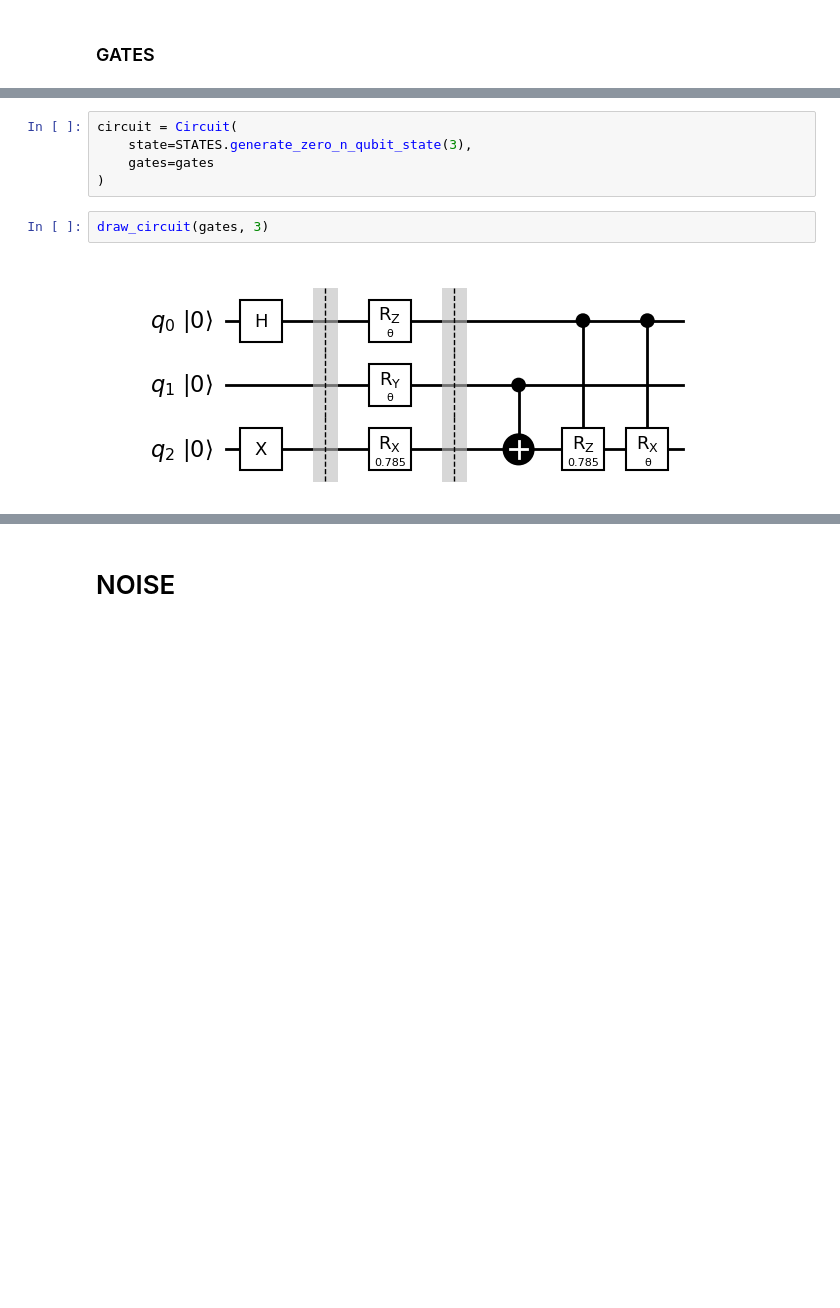
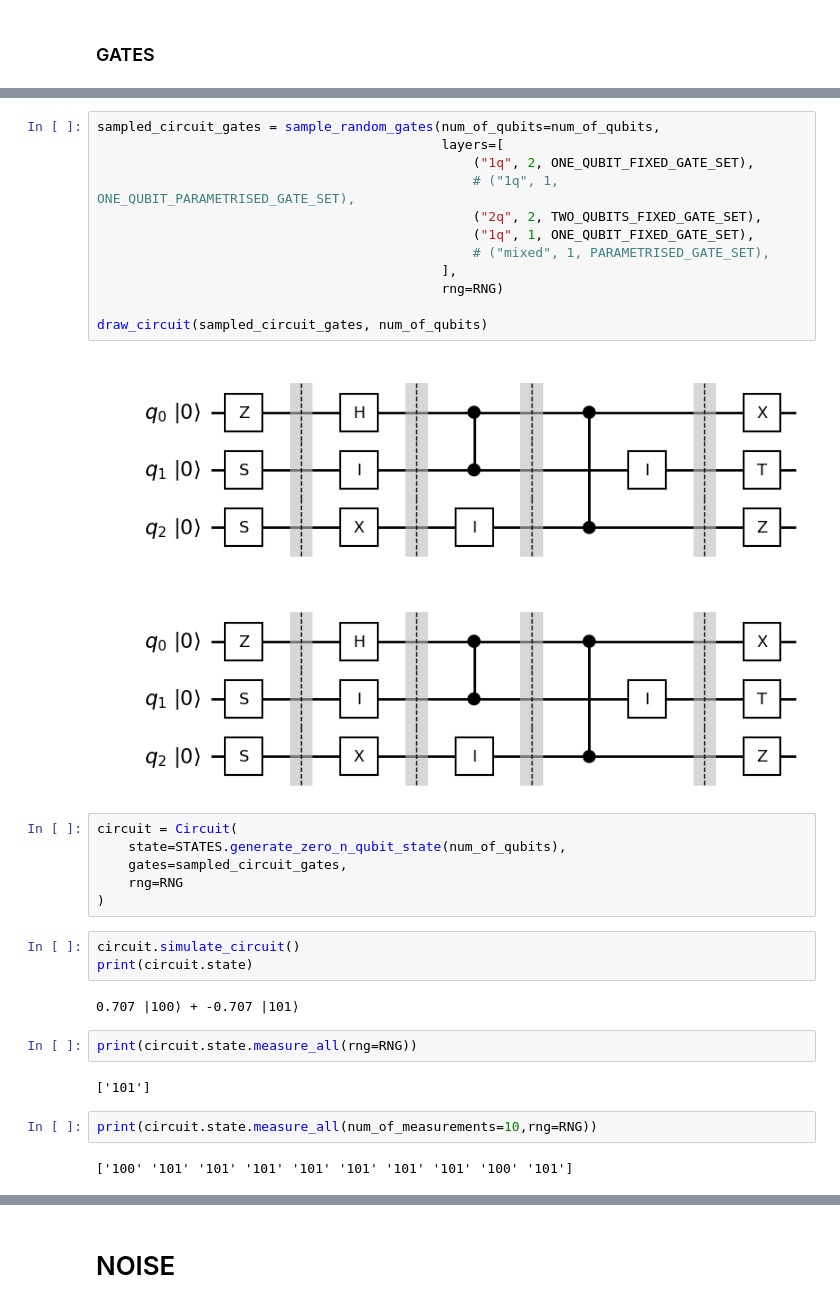
Before and after one commit to justynapokora/sciqis_project, a Jupyter notebook: random_circuits.ipynb, the cells around one changed output, grey strips where cells are left out. Cells and saved outputs as stored; diff of their text form; blank space fills up the shorter version.

```diff
--- a/random_circuits.ipynb
+++ b/random_circuits.ipynb
@@ -61,9 +81,34 @@ gates=[  # TODO explain layers
+# %%
+sampled_circuit_gates = sample_random_gates(num_of_qubits=num_of_qubits,
+                                            layers=[
+                                                ("1q", 2, ONE_QUBIT_FIXED_GATE_SET),
+                                                # ("1q", 1, ONE_QUBIT_PARAMETRISED_GATE_SET),
+                                                ("2q", 2, TWO_QUBITS_FIXED_GATE_SET),
+                                                ("1q", 1, ONE_QUBIT_FIXED_GATE_SET),
+                                                # ("mixed", 1, PARAMETRISED_GATE_SET),
+                                            ],
+                                            rng=RNG)
+
+draw_circuit(sampled_circuit_gates, num_of_qubits)
+# %% [output]
+[figure, added]
+[figure, added]
 # %%
 circuit = Circuit(
-    state=STATES.generate_zero_n_qubit_state(3),
-    gates=gates
+    state=STATES.generate_zero_n_qubit_state(num_of_qubits),
+    gates=sampled_circuit_gates,
+    rng=RNG
 )
 # %%
-draw_circuit(gates, 3)
+circuit.simulate_circuit()
+print(circuit.state)
 # %% [output]
-[figure, removed]
+0.707 |100⟩ + -0.707 |101⟩
+# %%
+print(circuit.state.measure_all(rng=RNG))
+# %% [output]
+['101']
+# %%
+print(circuit.state.measure_all(num_of_measurements=10,rng=RNG))
+# %% [output]
+['100' '101' '101' '101' '101' '101' '101' '101' '100' '101']
```
Also changed, not shown: parts of 14 cells of this notebook, 5 other files.
